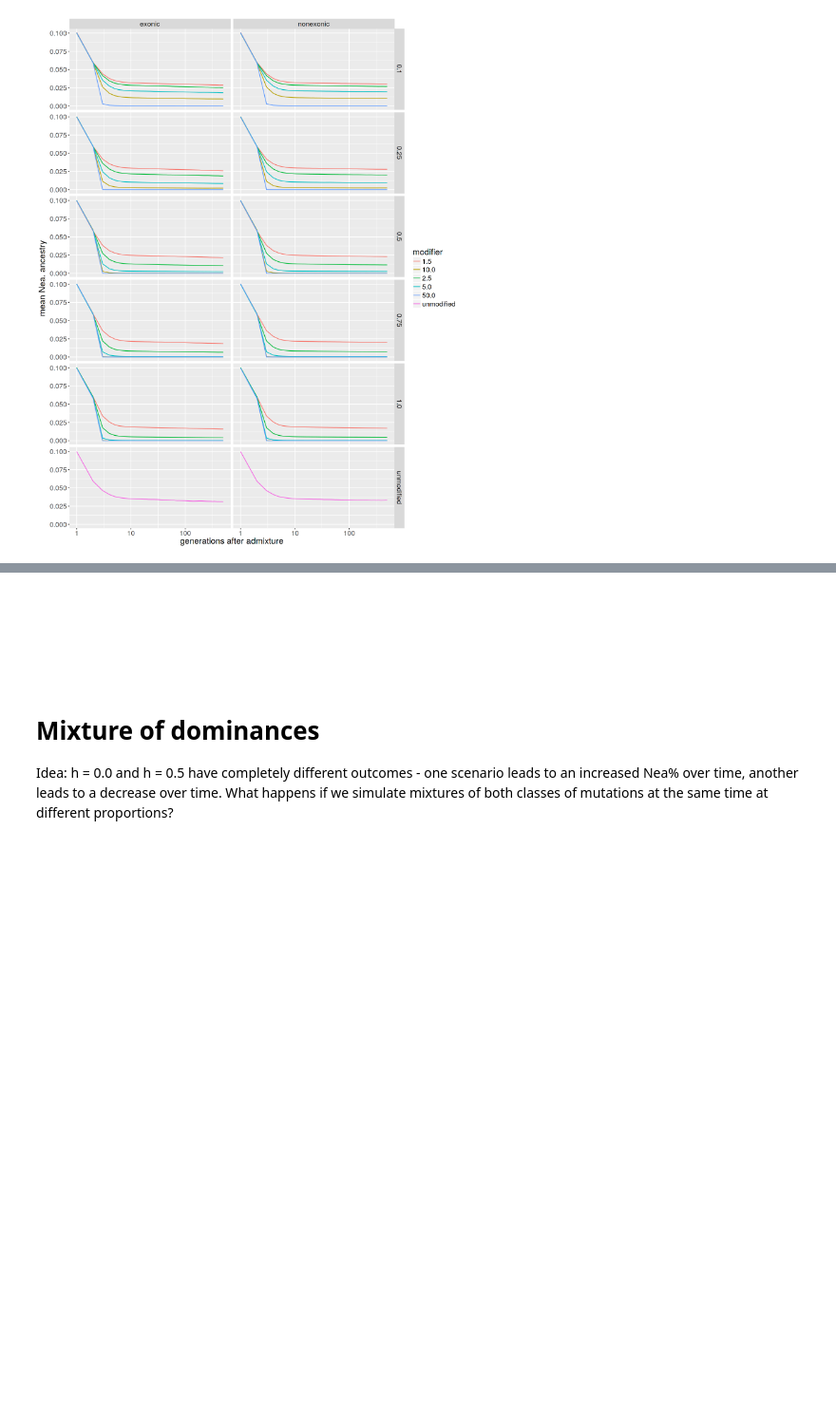
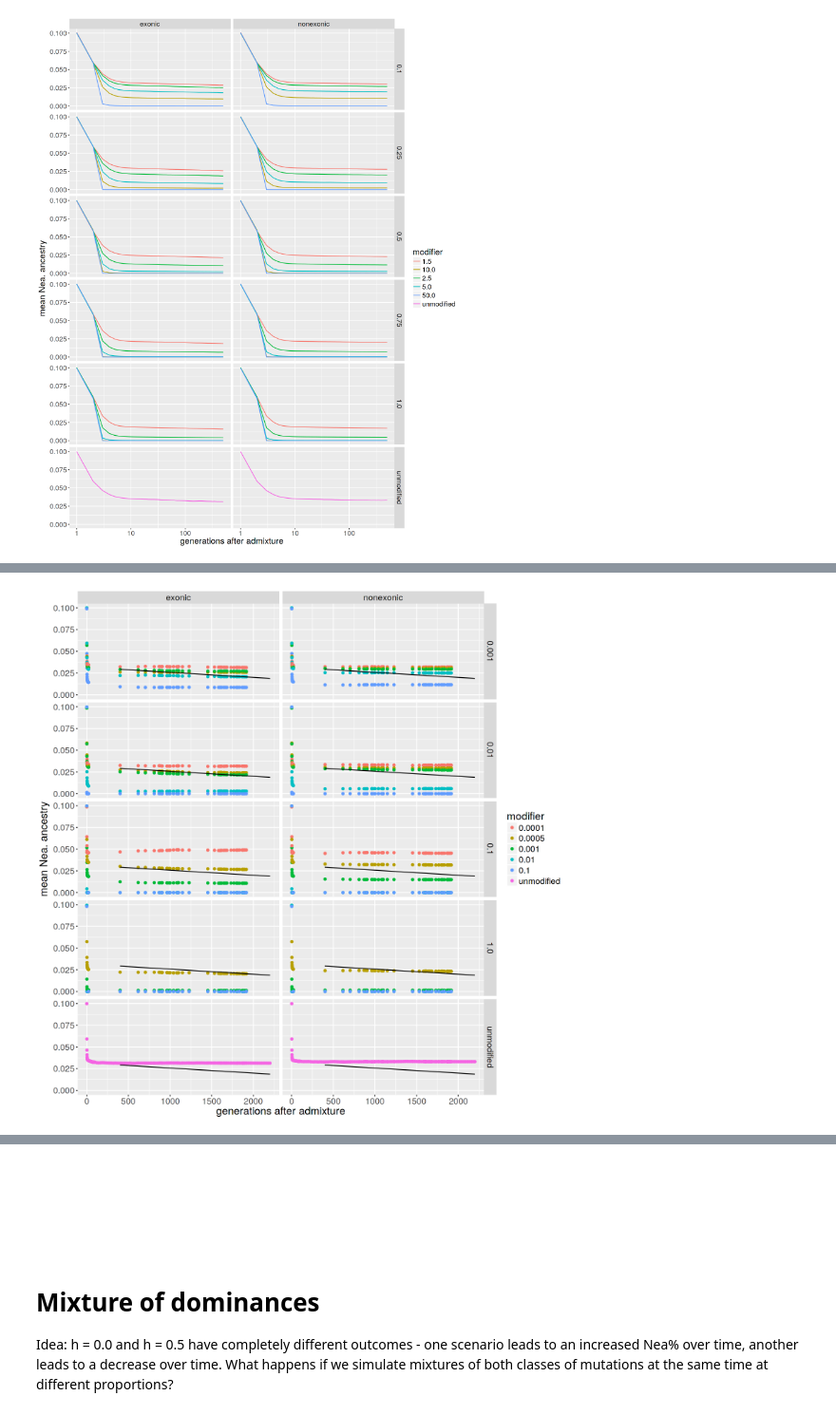
Before and after one commit to bodkan/nea-over-time, a Jupyter notebook: notebooks/Nea_trajectories.ipynb, the cells around one changed output, grey strips where cells are left out. Shown at 95% size. Drawn from its saved outputs; the diff is of its cells as text; code cells hidden in the pictures; blank space fills up the shorter version.

```diff
--- a/notebooks/Nea_trajectories.ipynb
+++ b/notebooks/Nea_trajectories.ipynb
@@ -335,0 +355,20 @@ pl(trajectories, "mean", log_scale=TRUE)
+# %%
+sites <- c("exonic", "nonexonic")
+modifier <- c("0.1", "0.01", "0.001", "0.0001", "0.0005")
+fraction <- c("1.0", "0.1", "0.01", "0.001")
+dominance <- "0.5"
+# %%
+traject_dir <- "../simulations/bump_up_over_time/"
+# %%
+trajectories <-
+    expand.grid(dominance=dominance, modifier=modifier, fraction=fraction, site=sites) %>%
+        bind_rows(data.frame(dominance=c("0.5", "0.5"),
+                             modifier=rep("unmodified", 2),
+                             fraction=rep("unmodified", 2),
+                             site=c("exonic", "nonexonic"))) %>%
+    apply(1, function(comb) {
+        load_trajectories(traject_dir, comb["modifier"], comb["fraction"],
+                          comb["dominance"], init_nea="0.1", comb["site"])
+    }) %>%
+    bind_rows %>%
+    as_tibble
@@ -335,0 +379,20 @@ pl(trajectories, "mean", log_scale=TRUE)
+# %%
+pl <- function (trajectories, statistic, log_scale = FALSE)
+{
+    summarized <- group_by(trajectories, gen, sites, modifier, fraction, h) %>%
+        summarize_(statistic = interp(~mean(var), var = as.name(statistic)))
+    p <- ggplot(summarized, aes(gen, statistic)) + geom_point(aes(color=modifier, group=modifier)) +
+        facet_grid(fraction ~ sites) + labs(y = paste(statistic, "Nea. ancestry"),
+        x = "generations after admixture") + theme(legend.position = "right",
+        text = element_text(size = 17)) +
+        ylim(0, 0.1)
+    if (log_scale) {
+        p <- p + scale_x_log10()
+    }
+    p
+}
+# %%
+options(repr.plot.width=12, repr.plot.height=12)
+
+pl(trajectories, "mean") + real_lm()
+# %% [output]
@@ -335,0 +401 @@ pl(trajectories, "mean", log_scale=TRUE)
+[figure, added]
```
Also changed, not shown: parts of 10 cells of this notebook, 1 other file.
